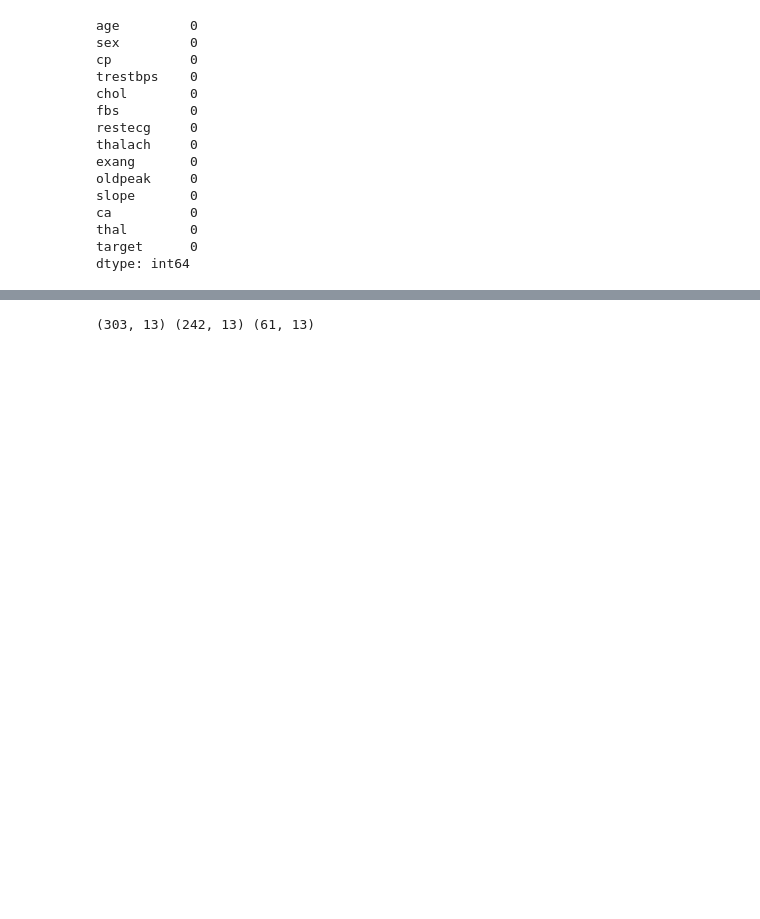
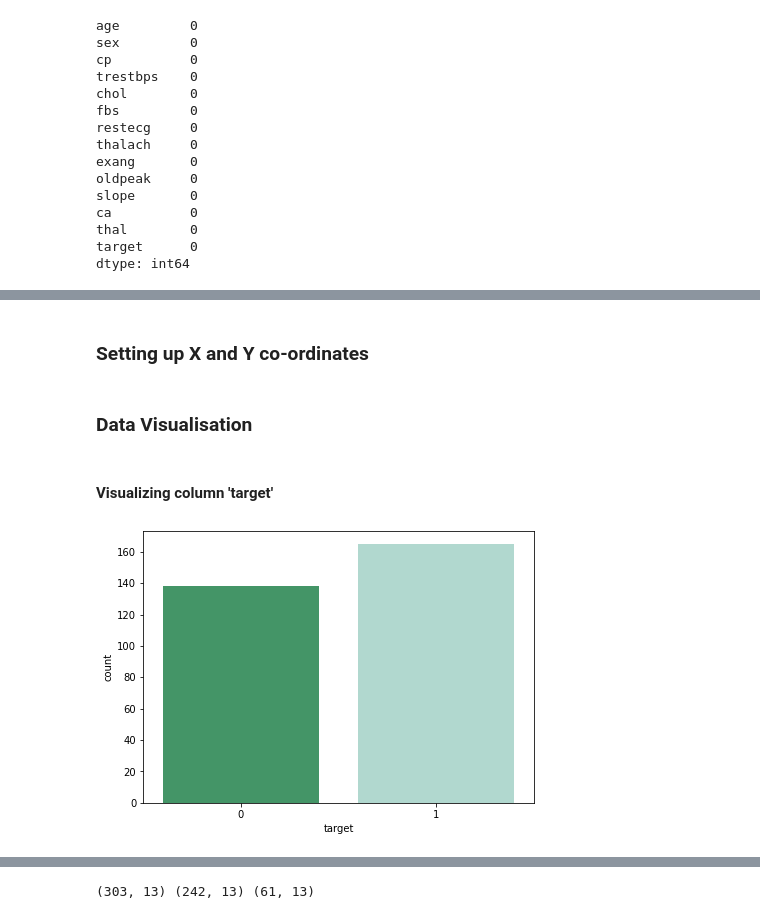
Before and after one commit to Kushal997-das/Project-Guidance, a Jupyter notebook: Machine Learning and Data Science/Basic/Heart Disease Prediction/Heart Disease Prediction (Logistic Regression) - Using Library.ipynb, the cells around one changed output, grey strips where cells are left out. Saved outputs shown, nothing was run; the diff lists cells and outputs as text; code cells hidden in the pictures; blank space fills up the shorter version.

```diff
--- a/Machine Learning and Data Science/Basic/Heart Disease Prediction/Heart Disease Prediction (Logistic Regression) - Using Library.ipynb
+++ b/Machine Learning and Data Science/Basic/Heart Disease Prediction/Heart Disease Prediction (Logistic Regression) - Using Library.ipynb
@@ -83,7 +88,20 @@ heart_data.describe()
 | 50% | 55.000000 | 1.000000 | 1.000000 | 130.000000 | 240.000000 | 0.000000 | 1.000000 | 153.000000 | 0.000000 | 0.800000 | 1.000000 | ... |
 | 75% | 61.000000 | 1.000000 | 2.000000 | 140.000000 | 274.500000 | 0.000000 | 1.000000 | 166.000000 | 1.000000 | 1.600000 | 2.000000 | ... |
 | max | 77.000000 | 1.000000 | 3.000000 | 200.000000 | 564.000000 | 1.000000 | 2.000000 | 202.000000 | 1.000000 | 6.200000 | 2.000000 | ... |
+# %% [markdown]
+### Setting up X and Y co-ordinates
 # %%
 X = heart_data.drop(columns='target', axis=1)
 Y = heart_data['target']
+# %% [markdown]
+### Data Visualisation
+# %% [markdown]
+#### Visualizing column 'target'
+# %%
+plt.figure(figsize = (7, 5))
+sns.countplot(x ='target', data = heart_data,
+             palette ="BuGn_r" )
+plt.show()
+# %% [output]
+[figure, added]
 # %%
```
Also changed, not shown: parts of 8 cells of this notebook, 5 other files.
